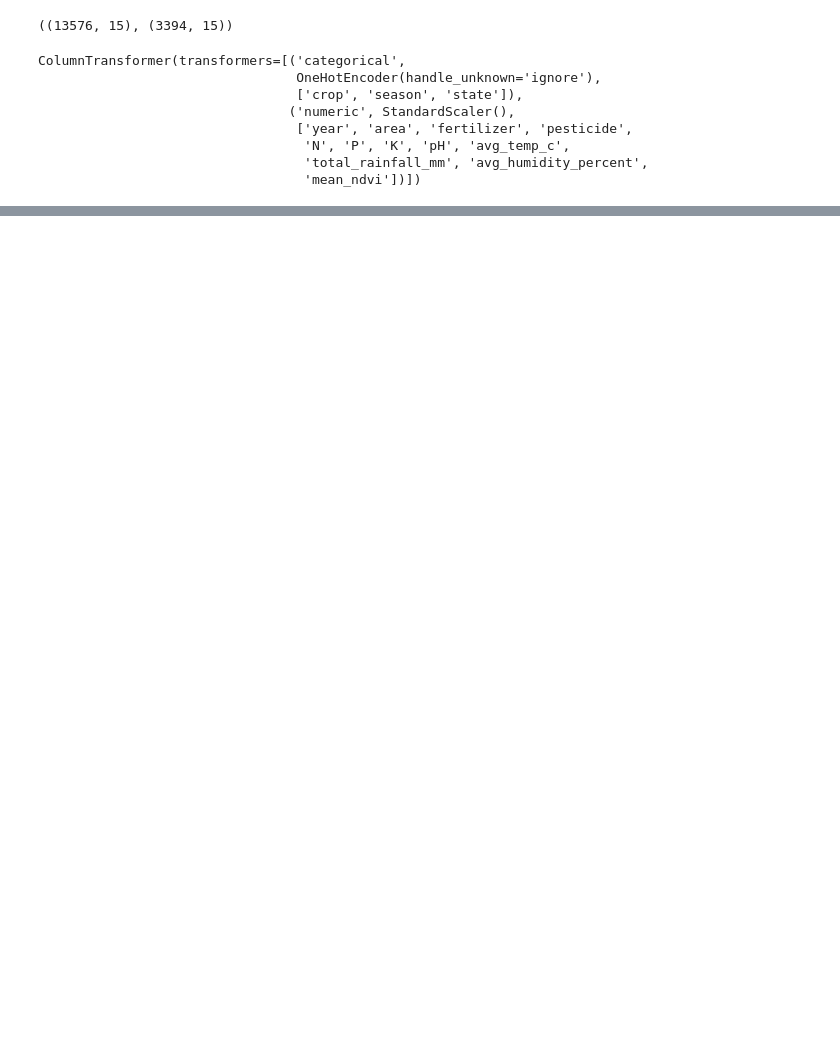
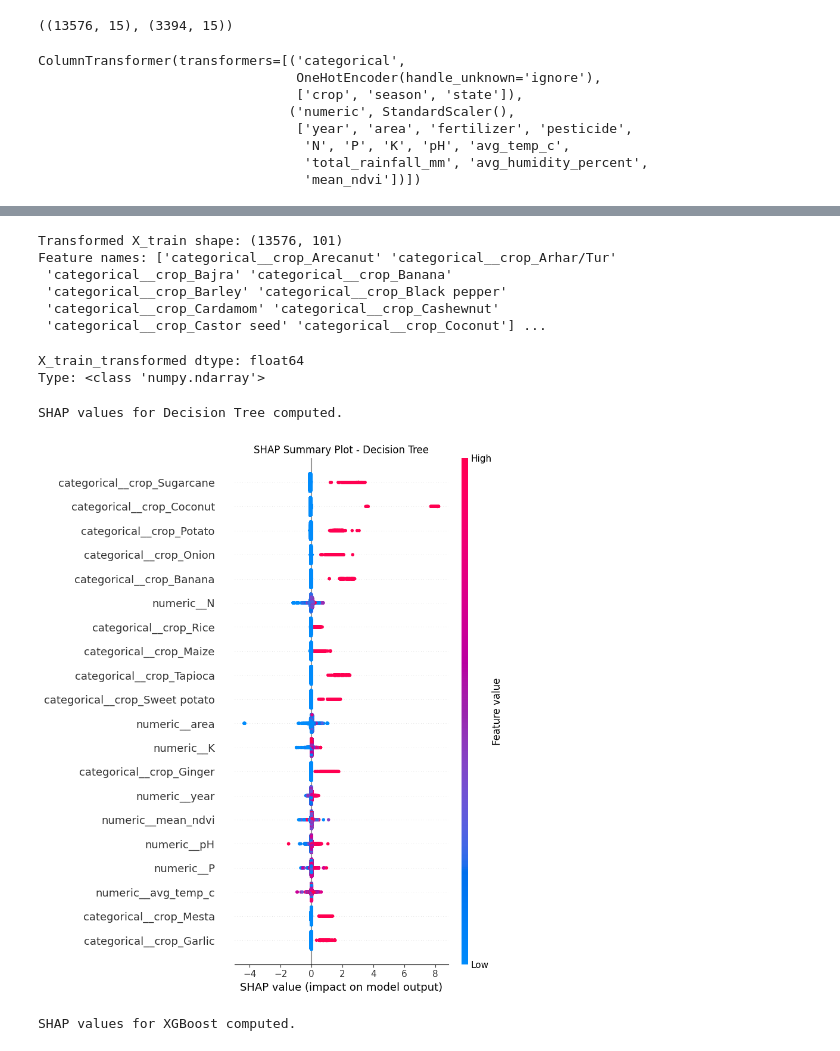
Before and after one commit to Rishabh0-0/major, a Jupyter notebook: notebooks/04_modeling_crop_yield_prediction.ipynb, the cells around one changed output, grey strips where cells are left out. Saved outputs shown, nothing was run; the diff lists cells and outputs as text; code cells hidden in the pictures; blank space fills up the shorter version.

```diff
--- a/notebooks/04_modeling_crop_yield_prediction.ipynb
+++ b/notebooks/04_modeling_crop_yield_prediction.ipynb
@@ -392,0 +423,65 @@ results_full
+# %%
+# Prepare transformed training data for SHAP
+X_train_transformed = preprocessor.fit_transform(X_train)
+if hasattr(X_train_transformed, 'toarray'):
+    X_train_transformed = X_train_transformed.toarray()  # Convert sparse to dense
+X_train_transformed = X_train_transformed.astype(float)  # Ensure float dtype
+feature_names = preprocessor.get_feature_names_out()
+print("Transformed X_train shape:", X_train_transformed.shape)
+print("Feature names:", feature_names[:10], "...")  # Show first 10
+# %% [output]
+Transformed X_train shape: (13576, 101)
+Feature names: ['categorical__crop_Arecanut' 'categorical__crop_Arhar/Tur'
+ 'categorical__crop_Bajra' 'categorical__crop_Banana'
+ 'categorical__crop_Barley' 'categorical__crop_Black pepper'
+ 'categorical__crop_Cardamom' 'categorical__crop_Cashewnut'
+ 'categorical__crop_Castor seed' 'categorical__crop_Coconut'] ...
+# %%
+print("X_train_transformed dtype:", X_train_transformed.dtype)
+print("Type:", type(X_train_transformed))
+# %% [output]
+X_train_transformed dtype: float64
+Type: <class 'numpy.ndarray'>
+# %%
+# SHAP for Decision Tree
+dt_model = DecisionTreeRegressor(random_state=42)
+dt_model.fit(X_train_transformed, y_train)
+
+explainer_dt = shap.TreeExplainer(dt_model)
+shap_values_dt = explainer_dt.shap_values(X_train_transformed, check_additivity=False)
+
+print("SHAP values for Decision Tree computed.")
+# %% [output]
+SHAP values for Decision Tree computed.
+# %%
+# SHAP Summary Plot for Decision Tree
+plt.figure(figsize=(10, 6))
+shap.summary_plot(shap_values_dt, X_train_transformed, feature_names=feature_names, show=False)
+plt.title("SHAP Summary Plot - Decision Tree")
+plt.tight_layout()
+plt.show()
+# %% [output]
+[figure, added]
+# %%
+# SHAP for XGBoost (if available)
+if XGB_AVAILABLE:
+    xgb_model = XGBRegressor(
+        n_estimators=400,
+        learning_rate=0.05,
+        max_depth=6,
+        subsample=0.8,
+        colsample_bytree=0.8,
+        objective="reg:squarederror",
+        n_jobs=-1,
+        random_state=42,
+    )
+    xgb_model.fit(X_train_transformed, y_train)
+
+    explainer_xgb = shap.TreeExplainer(xgb_model)
+    shap_values_xgb = explainer_xgb.shap_values(X_train_transformed, check_additivity=False)
+
+    print("SHAP values for XGBoost computed.")
+else:
+    print("XGBoost not available, skipping SHAP for XGBoost.")
+# %% [output]
+SHAP values for XGBoost computed.
```
Also changed, not shown: parts of 19 cells of this notebook.
